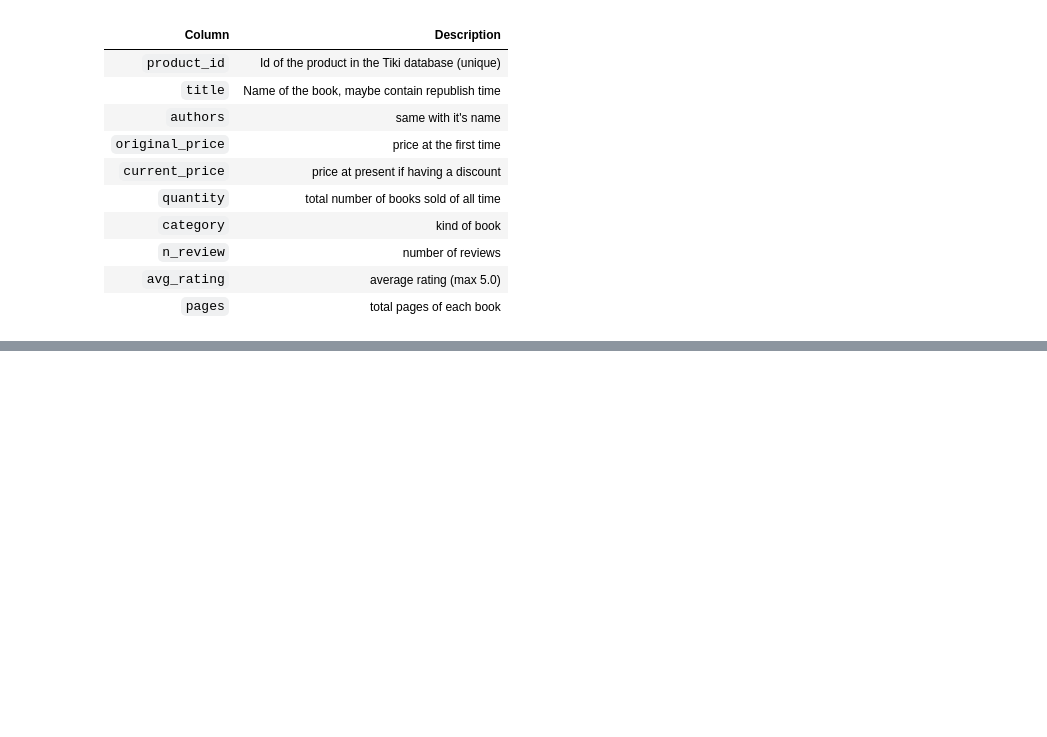
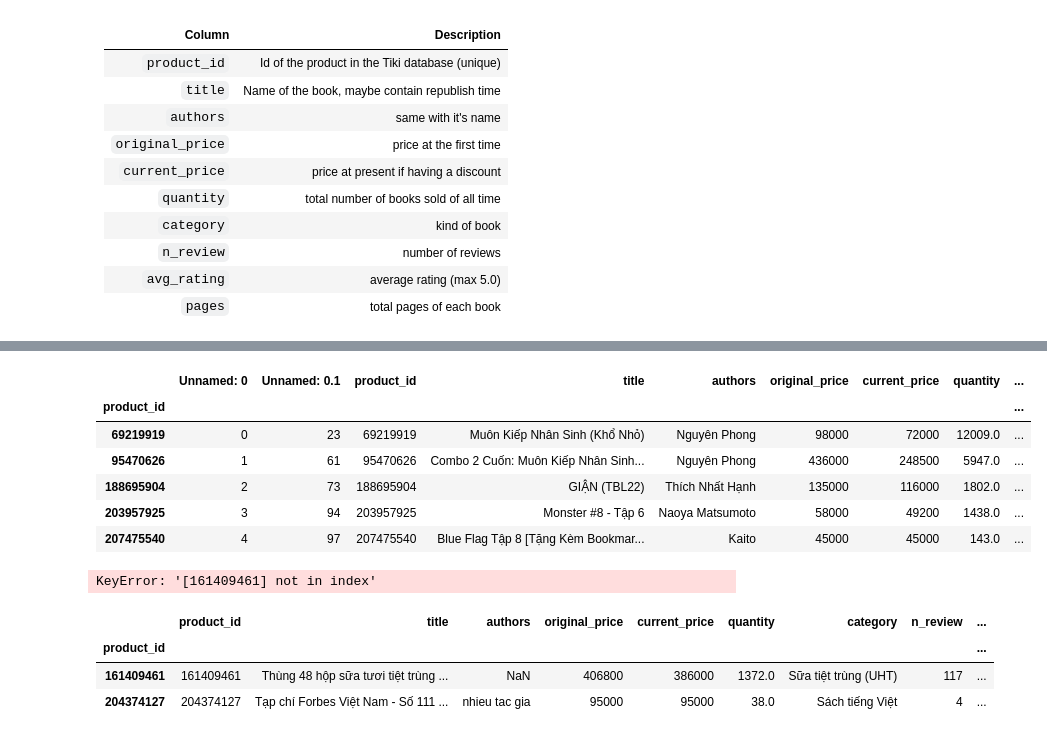
Before and after one commit to trungluong12/LTCKHDL_FinalProject, a Jupyter notebook: FinalProject.ipynb, the cells around one changed output, grey strips where cells are left out. Cells and saved outputs as stored; diff of their text form; code cells hidden in the pictures; blank space fills up the shorter version.

```diff
--- a/FinalProject.ipynb
+++ b/FinalProject.ipynb
@@ -59,0 +428,25 @@ Number of cols:  7
+# %%
+repair_cate = pd.read_csv('RepairCategory')
+repair_cate.index = repair_cate.product_id
+repair_cate.head()
+# %% [output]
+|  | Unnamed: 0 | Unnamed: 0.1 | product_id | title | authors | original_price | current_price | quantity | ... |
+| product_id |  |  |  |  |  |  |  |  | ... |
+| 69219919 | 0 | 23 | 69219919 | Muôn Kiếp Nhân Sinh (Khổ Nhỏ) | Nguyên Phong | 98000 | 72000 | 12009.0 | ... |
+| 95470626 | 1 | 61 | 95470626 | Combo 2 Cuốn: Muôn Kiếp Nhân Sinh... | Nguyên Phong | 436000 | 248500 | 5947.0 | ... |
+| 188695904 | 2 | 73 | 188695904 | GIẬN (TBL22) | Thích Nhất Hạnh | 135000 | 116000 | 1802.0 | ... |
+| 203957925 | 3 | 94 | 203957925 | Monster #8 - Tập 6 | Naoya Matsumoto | 58000 | 49200 | 1438.0 | ... |
+| 207475540 | 4 | 97 | 207475540 | Blue Flag Tập 8 [Tặng Kèm Bookmar... | Kaito | 45000 | 45000 | 143.0 | ... |
+# %%
+book_df = book_df.set_index('product_id')
+book_df.loc[index,'category']  = repair_cate.loc[index,'category'].to_list()
+book_df.loc[index,'category']
+# %% [output]
+KeyError: '[161409461] not in index'
+# %%
+ book_df[~book_df.category.isin(cate_list)]
+# %% [output]
+|  | product_id | title | authors | original_price | current_price | quantity | category | n_review | ... |
+| product_id |  |  |  |  |  |  |  |  | ... |
+| 161409461 | 161409461 | Thùng 48 hộp sữa tươi tiệt trùng ... | NaN | 406800 | 386000 | 1372.0 | Sữa tiệt trùng (UHT) | 117 | ... |
+| 204374127 | 204374127 | Tạp chí Forbes Việt Nam - Số 111 ... | nhieu tac gia | 95000 | 95000 | 38.0 | Sách tiếng Việt | 4 | ... |
```
Also changed, not shown: parts of 42 cells of this notebook, 3 other files.
